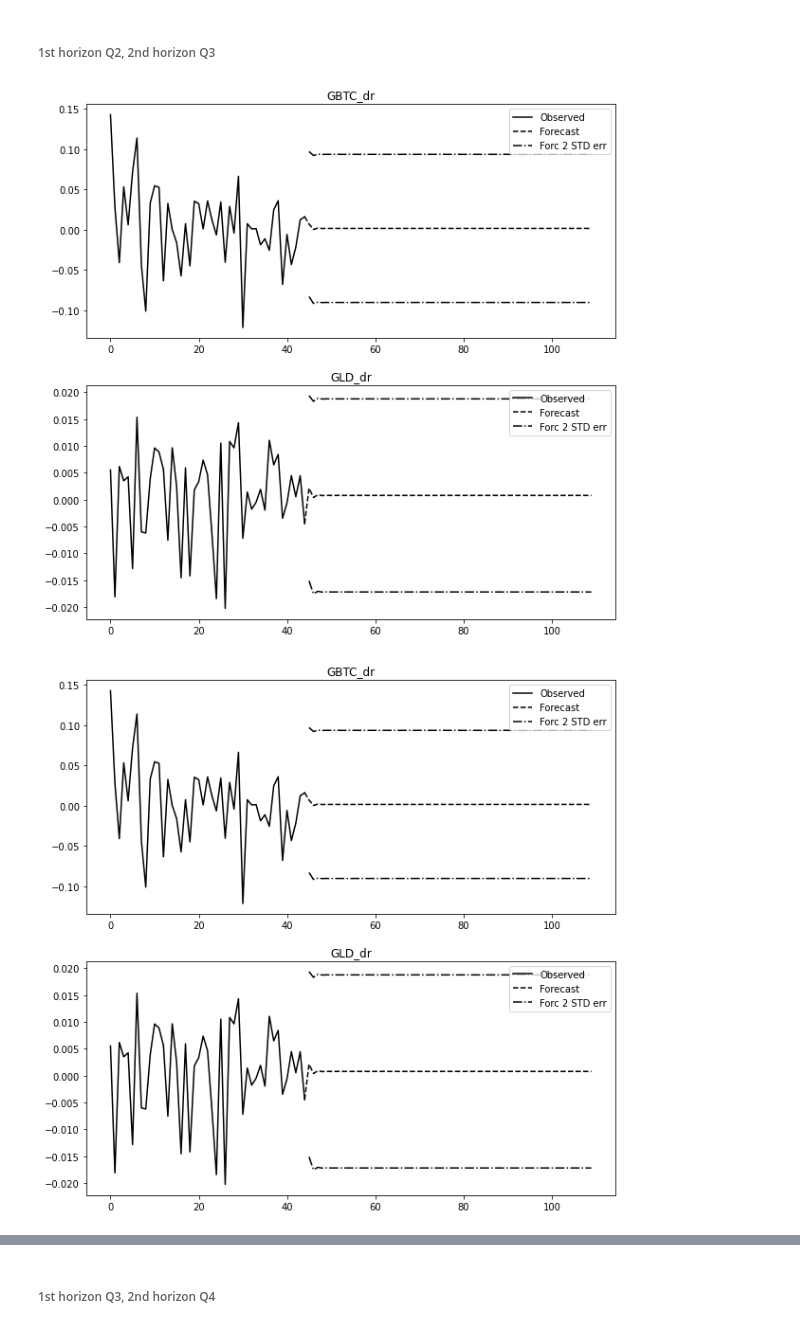
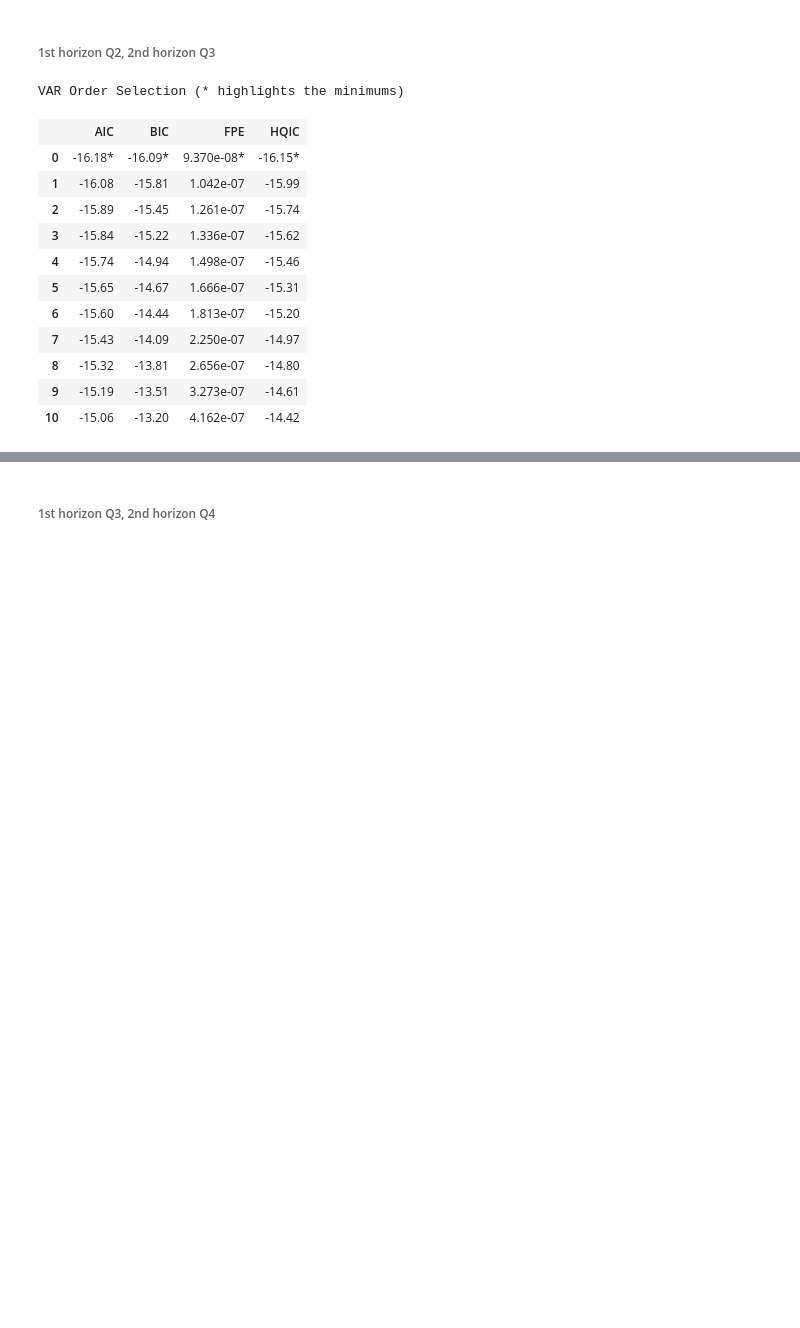
Before and after one commit to ngohienduong/WQU-Econ, a Jupyter notebook: W5.ipynb, the cells around one changed output, grey strips where cells are left out. Saved outputs shown, nothing was run; the diff lists cells and outputs as text; code cells hidden in the pictures; blank space fills up the shorter version.

```diff
--- a/W5.ipynb
+++ b/W5.ipynb
@@ -707,8 +707,19 @@ Based on the model statistics, it is the case that GARCH outperforms ARMA model
 # %%
 from statsmodels.tsa.api import VAR
 modelQ2 = VAR(data_q2[['GBTC_dr', 'GLD_dr']])
-modelQ2_VAR = modelQ2.fit()
-modelQ2_VAR.plot_forecast(steps=len(data_q3), plot_stderr= True)
+x= modelQ2.select_order()
+x.summary()
 # %% [output]
-[figure, removed]
-[figure, removed]
+VAR Order Selection (* highlights the minimums)
+|  | AIC | BIC | FPE | HQIC |
+| 0 | -16.18* | -16.09* | 9.370e-08* | -16.15* |
+| 1 | -16.08 | -15.81 | 1.042e-07 | -15.99 |
+| 2 | -15.89 | -15.45 | 1.261e-07 | -15.74 |
+| 3 | -15.84 | -15.22 | 1.336e-07 | -15.62 |
+| 4 | -15.74 | -14.94 | 1.498e-07 | -15.46 |
+| 5 | -15.65 | -14.67 | 1.666e-07 | -15.31 |
+| 6 | -15.60 | -14.44 | 1.813e-07 | -15.20 |
+| 7 | -15.43 | -14.09 | 2.250e-07 | -14.97 |
+| 8 | -15.32 | -13.81 | 2.656e-07 | -14.80 |
+| 9 | -15.19 | -13.51 | 3.273e-07 | -14.61 |
+| 10 | -15.06 | -13.20 | 4.162e-07 | -14.42 |
```
Also changed, not shown: parts of 10 cells of this notebook.
